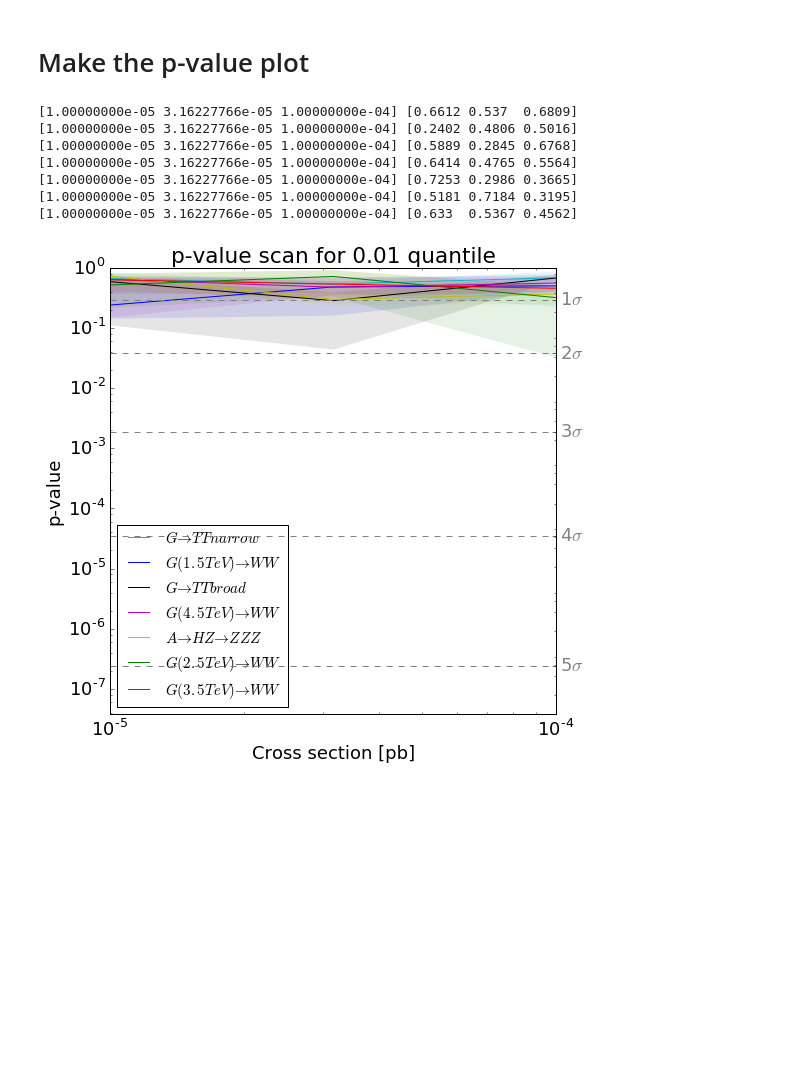
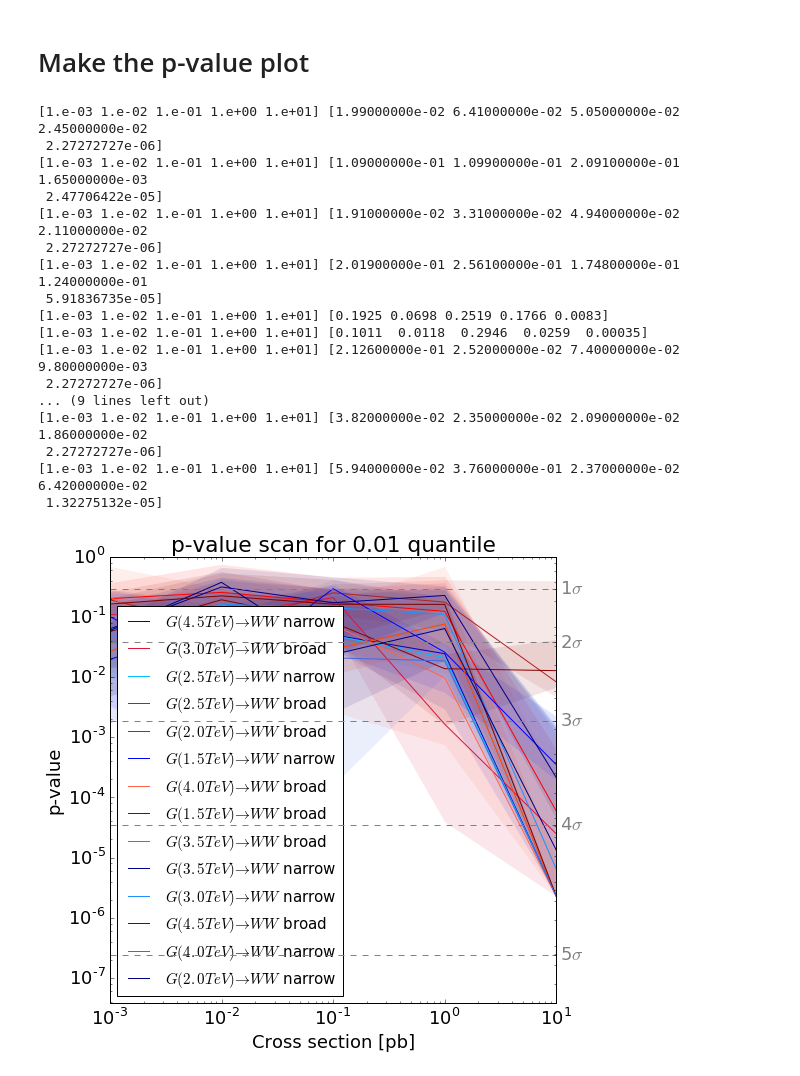
Before and after one commit to kingusiu/goodness_of_fit, a Jupyter notebook: ModelIndepoAnomalyDetection_v4.ipynb, the cells around one changed output. Cells and saved outputs as stored; diff of their text form; code cells hidden in the pictures; blank space fills up the shorter version.

```diff
--- a/ModelIndepoAnomalyDetection_v4.ipynb
+++ b/ModelIndepoAnomalyDetection_v4.ipynb
@@ -524,14 +571,15 @@ table = PrettyTable()
 table.field_names = ['Sample', 'Trg evts', 'Eff. trg [%]', 'VAE sel. evts', 'Eff VAE [%]']
 # %%
 # read in data
+all_samples = SM_samples + BSM_samples
 labels = None
-for n, file_dir in sample_loc.iteritems():
+for n in all_samples:
     print(n)
-    if n == 'qcdSigExt':
-        #sample = qcd_data_total[int(N_evts*QR_train_share):] # all of qcd already read in
-         sample, labels, N_evts = read_in_data( file_dir )
+    if n == 'qcdSigBis':
+        sample = recarray_to_data( qcd_data_total[int(N_evts*QR_train_share):] ) # all of qcd already read in
+        #sample, labels, N_evts = read_in_data( file_dir )
     else:
-        sample, labels, N_evts = read_in_data( file_dir )
+        sample, labels = read_results( os.path.join( sc.result_dir, sc.sample_loc[n] ) )
     result_data[n] = sample
     #sample_nGenEvts[n] = sample.shape[0]
 # %% [output]
@@ -559,14 +624,14 @@ print(labels)
 # %%
 # compute discriminating var and selection for data, print in table
-for n, file_dir in sample_loc.iteritems():
+for n in all_samples:
     x = result_data[n]
-    dVar = computeDiscriminatingVar(x)
-    sel = getSelection(scaleDownMjj(x[:,0]), dVar)
+    dVar = computeDiscriminatingVar_str(x[:,-6],x[:,-3])
+    sel = getSelection_regressionCut(scaleDownMjj(x[:,0]), dVar) # define sm (sel=0) & bsm (sel=1) membership
     x = np.column_stack((x, dVar, sel))
     print(x.shape[0])
     sample_eff[n] = float(x.shape[0])/sample_nGenEvts[n] # sample_eff == 1 if trigger eff = 100%
 
-    dt = [(str(s), '<f4') for s in labels + ['dVar']]
+    dt = [(str(s),'<f4') for s in labels] + [('dVar','<f4')]
     dt += [('sel', '?')]
     data[n] = np.array(list(zip(*x.T)), dtype=dt)
 
@@ -684,7 +771,7 @@ def plotMassSpectrum_wSig(h_r, h_a, h_a_sig, name_BSM, lumi_text, p_val):
     c.pad1.SetLogy()
     c.pad1.cd()
     h_a_sig.Draw('SAME')
-    c.leg.AddEntry(h_a_sig, 'Acc. '+sample_label_ROOT[name_BSM], 'f')
+    c.leg.AddEntry(h_a_sig, 'Acc. '+sc.sample_label[name_BSM], 'f')
 
     latex = rt.TLatex()
     latex.SetNDC()
@@ -725,9 +812,9 @@ for name_BSM in BSM_samples: # for each BSM signal
     print('\n\n'+name_BSM)
     dic_p_val[name_BSM] = []
     # increasing cross section (p should be large at small xsec), xsec = 1 i.e. 10^1
-    for xsec_BSM in np.logspace(-5, -4, 3): #(-4, 1, 8, endpoint=True):
+    for xsec_BSM in np.logspace(-3, 1, 5): #(-4, 1, 8, endpoint=True):
         print('xsec BSM {:.1e} pb'.format(xsec_BSM))
-        lumi_text = '{:.1f} fb^{{-1}} (14 TeV), '.format(1e-3*lumi) + sample_label_ROOT[name_BSM] + ' ({:.2} pb)'.format(xsec_BSM)
+        lumi_text = '{:.1f} fb^{{-1}} (14 TeV), '.format(1e-3*lumi) + sc.sample_label[name_BSM] + ' ({:.2} pb)'.format(xsec_BSM)
 
         p_val_test = []
         for i_exp in range(N_exp_per_xsec): # for each xsec, do 5 experiments
@@ -817,40 +904,50 @@ sample_col = {
 matplotlib.rcParams.update({'font.size': 18})
 fig, ax1 = plt.subplots(figsize=(8,8))
 
 
 for n, val_aux in dic_p_val.iteritems():
     val_aux = np.array(val_aux)
     x_sec = val_aux[:, 0]
     quant = val_aux[:, 1:]
 
-    ax1.plot(x_sec, quant[:, 2], color=sample_col[n], label=sample_label[n])
+    ax1.plot(x_sec, quant[:, 2], color=sc.color[n], label=sc.sample_label[n])
     print(x_sec, quant[:,2])
-    ax1.fill_between(x_sec, quant[:, 1], quant[:, 3], color=sample_col[n], alpha = 0.1, lw=0)
+    ax1.fill_between(x_sec, quant[:, 1], quant[:, 3], color=sc.color[n], alpha = 0.1, lw=0)
 #     ax1.fill_between(x_sec, quant[:, 0], quant[:, 4], color=sample_col[n], alpha = 0.1, lw=0)
 
 
 plt.xscale('log')
 plt.xlabel('Cross section [pb]')
 plt.yscale('log')
 plt.ylabel('p-value')
 plt.ylim(1 - erf(5.5/np.sqrt(2)), 1)
 plt.legend(loc='lower left',prop={'size': 15})
 ax2 = ax1.twinx()
 for i in range(1, 6):
     p = 1 - erf(i/np.sqrt(2))
     ax2.plot([x_sec[0], x_sec[-1]], 2*[p], '--', color='grey')
 plt.yscale('log')
 plt.title('p-value scan for ' + str(SM_eff) + ' quantile')
 ax2.set_yticks(1 - erf(np.arange(1,6)/np.sqrt(2)))
 ax2.set_yticklabels(['{}$\sigma$'.format(i) for i in range(1,6)])
 ax2.tick_params(axis='y', labelcolor='grey')
 fig.savefig(os.path.join(fig_dir,'pValueScan_L' + str(lumi) + 'pb-1.png'), bbox_inches='tight')
 # %% [output]
-[1.00000000e-05 3.16227766e-05 1.00000000e-04] [0.6612 0.537  0.6809]
-[1.00000000e-05 3.16227766e-05 1.00000000e-04] [0.2402 0.4806 0.5016]
-[1.00000000e-05 3.16227766e-05 1.00000000e-04] [0.5889 0.2845 0.6768]
-[1.00000000e-05 3.16227766e-05 1.00000000e-04] [0.6414 0.4765 0.5564]
-[1.00000000e-05 3.16227766e-05 1.00000000e-04] [0.7253 0.2986 0.3665]
-[1.00000000e-05 3.16227766e-05 1.00000000e-04] [0.5181 0.7184 0.3195]
-[1.00000000e-05 3.16227766e-05 1.00000000e-04] [0.633  0.5367 0.4562]
+[1.e-03 1.e-02 1.e-01 1.e+00 1.e+01] [1.99000000e-02 6.41000000e-02 5.05000000e-02 2.45000000e-02
+ 2.27272727e-06]
+[1.e-03 1.e-02 1.e-01 1.e+00 1.e+01] [1.09000000e-01 1.09900000e-01 2.09100000e-01 1.65000000e-03
+ 2.47706422e-05]
+[1.e-03 1.e-02 1.e-01 1.e+00 1.e+01] [1.91000000e-02 3.31000000e-02 4.94000000e-02 2.11000000e-02
+ 2.27272727e-06]
+[1.e-03 1.e-02 1.e-01 1.e+00 1.e+01] [2.01900000e-01 2.56100000e-01 1.74800000e-01 1.24000000e-01
+ 5.91836735e-05]
+[1.e-03 1.e-02 1.e-01 1.e+00 1.e+01] [0.1925 0.0698 0.2519 0.1766 0.0083]
+[1.e-03 1.e-02 1.e-01 1.e+00 1.e+01] [0.1011  0.0118  0.2946  0.0259  0.00035]
+[1.e-03 1.e-02 1.e-01 1.e+00 1.e+01] [2.12600000e-01 2.52000000e-02 7.40000000e-02 9.80000000e-03
+ 2.27272727e-06]
+... (9 lines left out)
+[1.e-03 1.e-02 1.e-01 1.e+00 1.e+01] [3.82000000e-02 2.35000000e-02 2.09000000e-02 1.86000000e-02
+ 2.27272727e-06]
+[1.e-03 1.e-02 1.e-01 1.e+00 1.e+01] [5.94000000e-02 3.76000000e-01 2.37000000e-02 6.42000000e-02
+ 1.32275132e-05]
-[figure, old version]
+[figure, new version]
```
Also changed, not shown: parts of 28 cells of this notebook, 9 other files.
